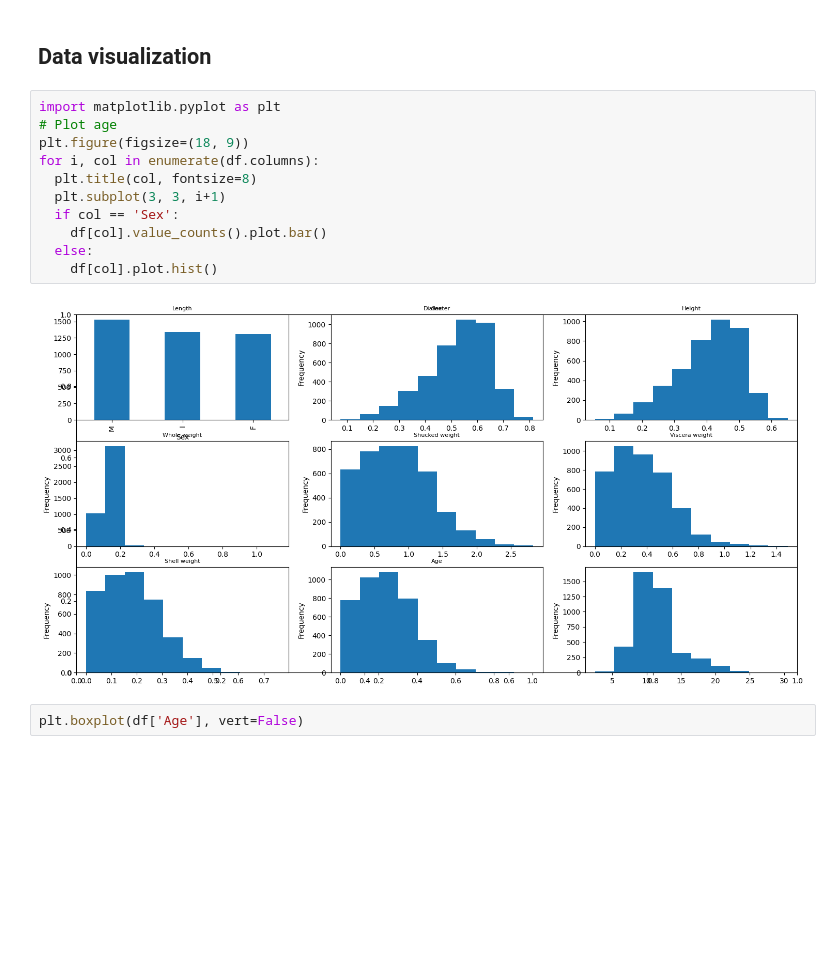
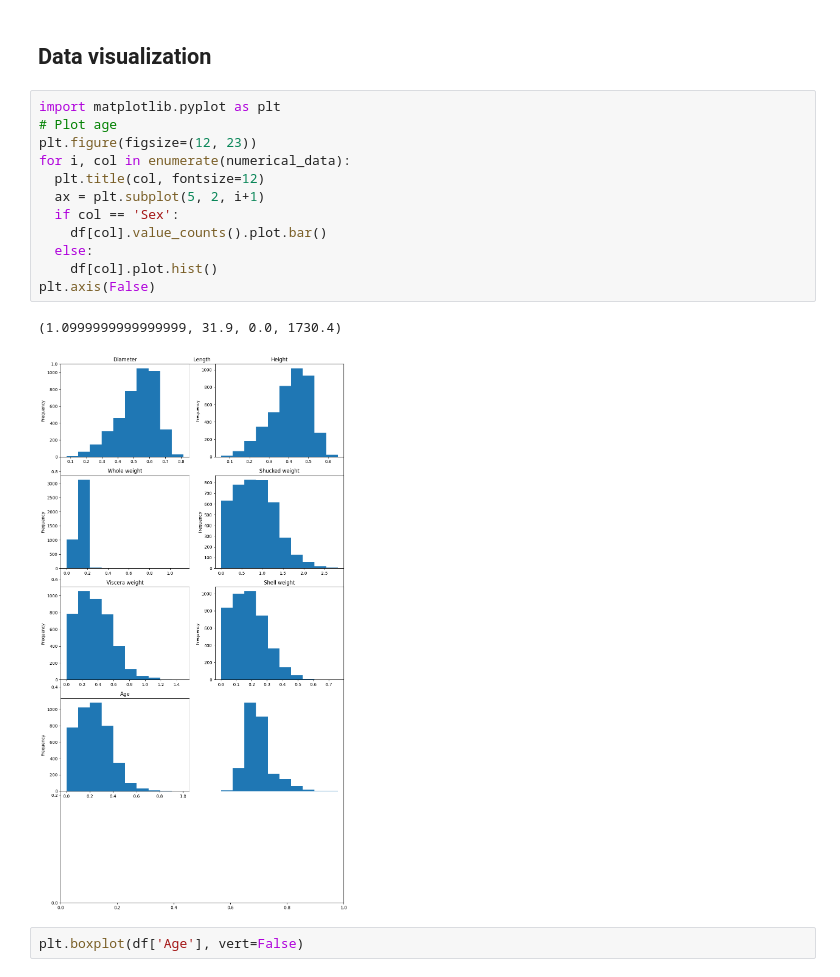
Before and after one commit to SovansunchhayKhoun/final-ml-project, a Jupyter notebook: main.ipynb, the cells around one changed output. Drawn from its saved outputs; the diff is of its cells as text; blank space fills up the shorter version.

Commit message:
data-preprocessing

```diff
--- a/main.ipynb
+++ b/main.ipynb
@@ -134,16 +135,18 @@ Name: count, dtype: int64
 # %%
 import matplotlib.pyplot as plt
 # Plot age
-plt.figure(figsize=(18, 9))
-for i, col in enumerate(df.columns):
-  plt.title(col, fontsize=8)
-  plt.subplot(3, 3, i+1)
+plt.figure(figsize=(12, 23))
+for i, col in enumerate(numerical_data):
+  plt.title(col, fontsize=12)
+  ax = plt.subplot(5, 2, i+1)
   if col == 'Sex':
     df[col].value_counts().plot.bar()
   else:
     df[col].plot.hist()
+plt.axis(False)
 # %% [output]
+(1.0999999999999999, 31.9, 0.0, 1730.4)
-[figure, old version]
+[figure, new version]
 # %%
 plt.boxplot(df['Age'], vert=False)
 # %% [output]
```
Also changed, not shown: parts of 12 cells of this notebook, 2 other files.
